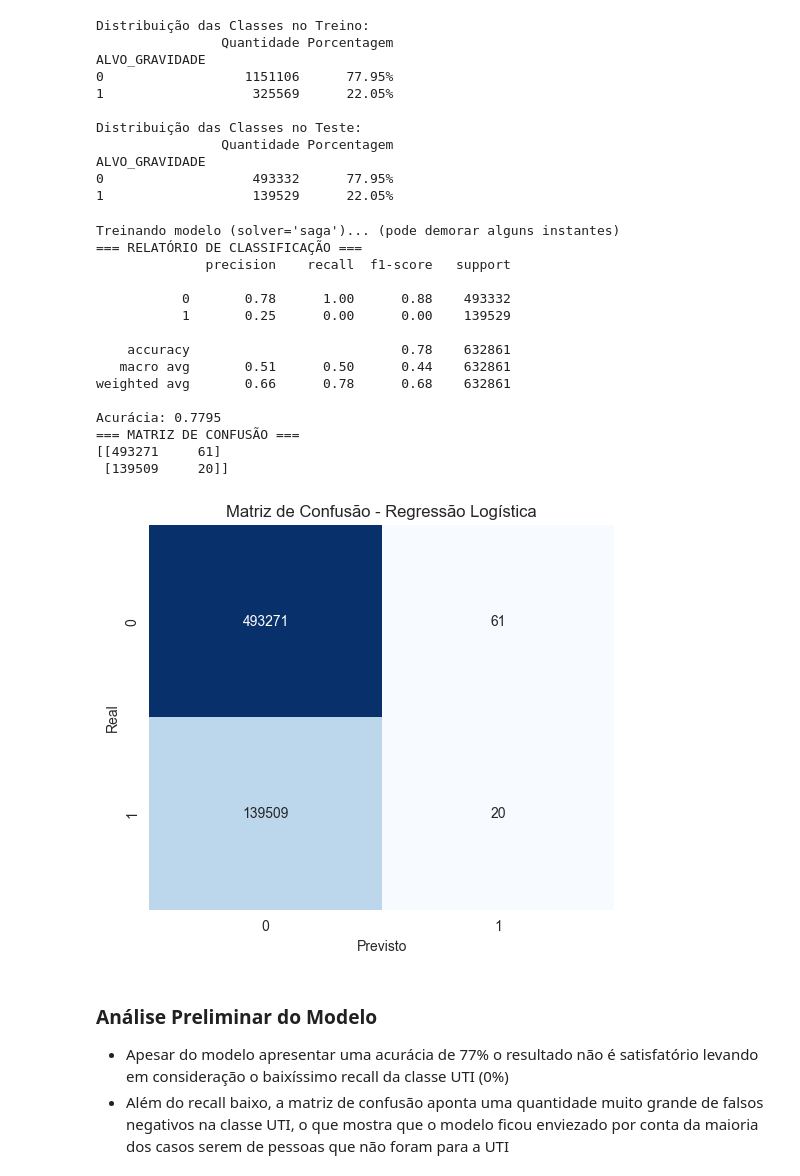
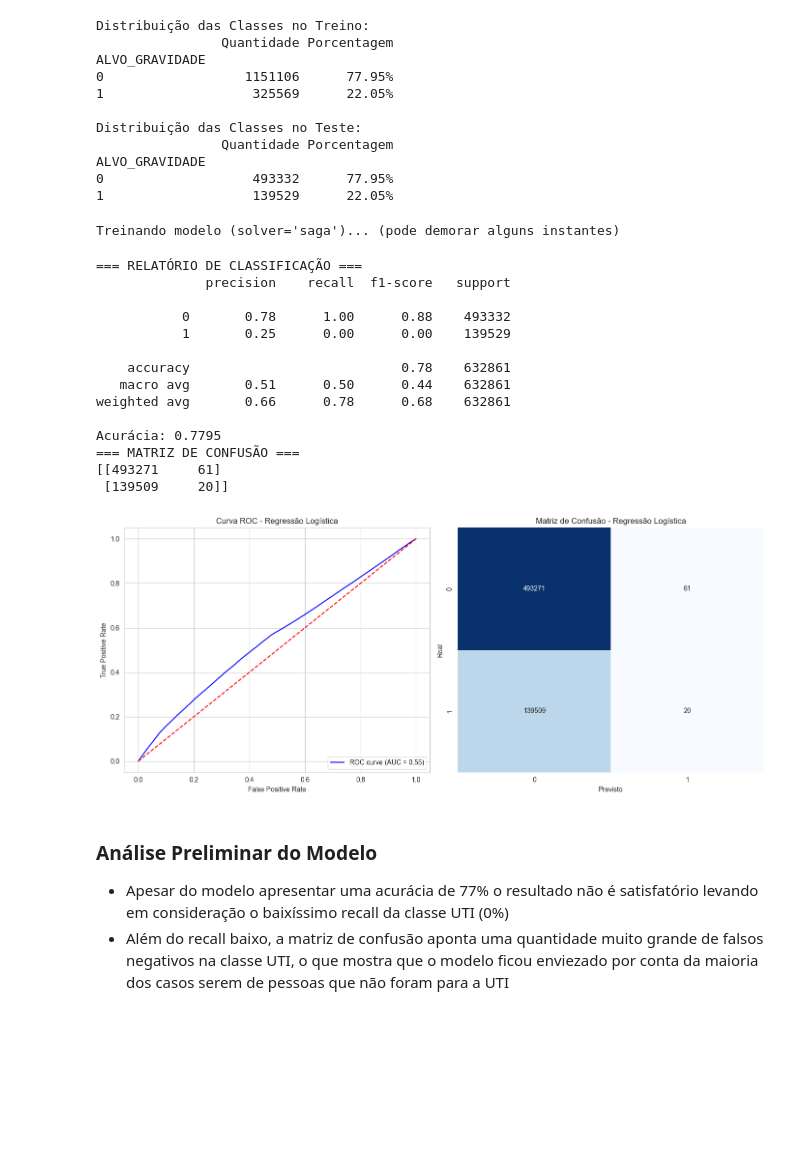
Before and after one commit to Andr3yGabriel/srag-analisis, a Jupyter notebook: main.ipynb, the cells around one changed output. Saved outputs shown, nothing was run; the diff lists cells and outputs as text; code cells hidden in the pictures; blank space fills up the shorter version.

Commit message:
Atualização do README e novos gráficos com curva ROC para os modelos treinados

```diff
--- a/main.ipynb
+++ b/main.ipynb
@@ -612,47 +613,64 @@ ALVO_GRAVIDADE
 # %%
 # --- 6.3 TREINAMENTO E AVALIAÇÃO DO MODELO (Regressão Logística) ---
 # Instanciação do Modelo
 # Alterado para solver='saga' que é mais robusto para grandes datasets e menos propenso a overflows numéricos
 # Reduzida max_iter para teste inicial, mas saga geralmente converge bem.
 model = LogisticRegression(random_state=42, max_iter=100, solver='saga', n_jobs=-1)
 print("Treinando modelo (solver='saga')... (pode demorar alguns instantes)")
 model.fit(X_train, y_train)
 
 # Predições
 y_pred = model.predict(X_test)
 
 # --- 6.4 MÉTRICAS ---
 print("=== RELATÓRIO DE CLASSIFICAÇÃO ===")
 print(classification_report(y_test, y_pred))
 print(f"Acurácia: {accuracy_score(y_test, y_pred):.4f}")
 print("=== MATRIZ DE CONFUSÃO ===")
 conf_mat = confusion_matrix(y_test, y_pred)
 print(conf_mat)
 
-# Visualização da Matriz
-plt.figure(figsize=(6, 5))
+# Visualização
+plt.figure(figsize=(14, 6))
+
+# Curva ROC
+y_prob = model.predict_proba(X_test)[:, 1]
+fpr, tpr, thresholds = roc_curve(y_test, y_prob)
+roc_auc = roc_auc_score(y_test, y_prob)
+plt.subplot(1, 2, 1)
+plt.plot(fpr, tpr, color='blue', label=f'ROC curve (AUC = {roc_auc:.2f})')
+plt.plot([0, 1], [0, 1], color='red', linestyle='--')
+plt.xlabel('False Positive Rate')
+plt.ylabel('True Positive Rate')
+plt.title('Curva ROC - Regressão Logística')
+plt.legend(loc='lower right')
+
+# Matriz de Confusão
+plt.subplot(1, 2, 2)
 sns.heatmap(conf_mat, annot=True, fmt='d', cmap='Blues', cbar=False)
 plt.xlabel('Previsto')
 plt.ylabel('Real')
 plt.title('Matriz de Confusão - Regressão Logística')
+
+plt.tight_layout()
 plt.show()
 # %% [output]
 Treinando modelo (solver='saga')... (pode demorar alguns instantes)
-=== RELATÓRIO DE CLASSIFICAÇÃO ===
-              precision    recall  f1-score   support
-
-           0       0.78      1.00      0.88    493332
-           1       0.25      0.00      0.00    139529
-
-    accuracy                           0.78    632861
-   macro avg       0.51      0.50      0.44    632861
-weighted avg       0.66      0.78      0.68    632861
-
-Acurácia: 0.7795
-=== MATRIZ DE CONFUSÃO ===
-[[493271     61]
- [139509     20]]
+=== RELATÓRIO DE CLASSIFICAÇÃO ===
+              precision    recall  f1-score   support
+
+           0       0.78      1.00      0.88    493332
+           1       0.25      0.00      0.00    139529
+
+    accuracy                           0.78    632861
+   macro avg       0.51      0.50      0.44    632861
+weighted avg       0.66      0.78      0.68    632861
+
+Acurácia: 0.7795
+=== MATRIZ DE CONFUSÃO ===
+[[493271     61]
+ [139509     20]]
-[figure, old version]
+[figure, new version]
 # %% [markdown]
 ### Análise Preliminar do Modelo
 - Apesar do modelo apresentar uma acurácia de 77% o resultado não é satisfatório levando em consideração o baixíssimo recall da classe UTI (0%)
```
Also changed, not shown: parts of 18 cells of this notebook, 1 other file.
